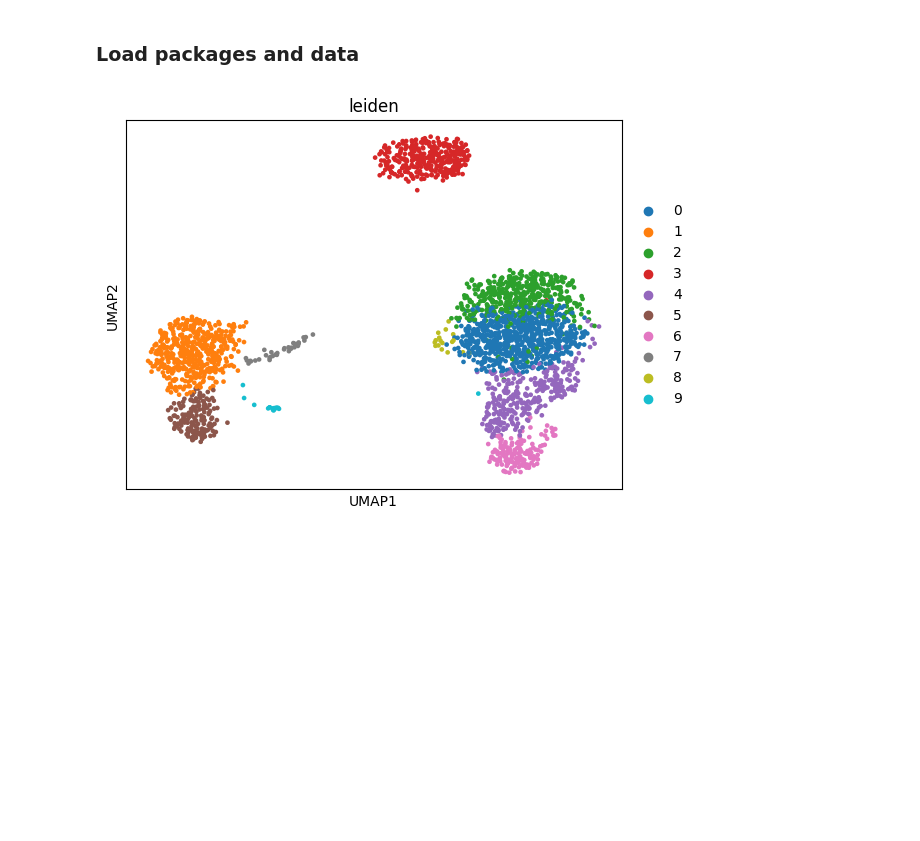
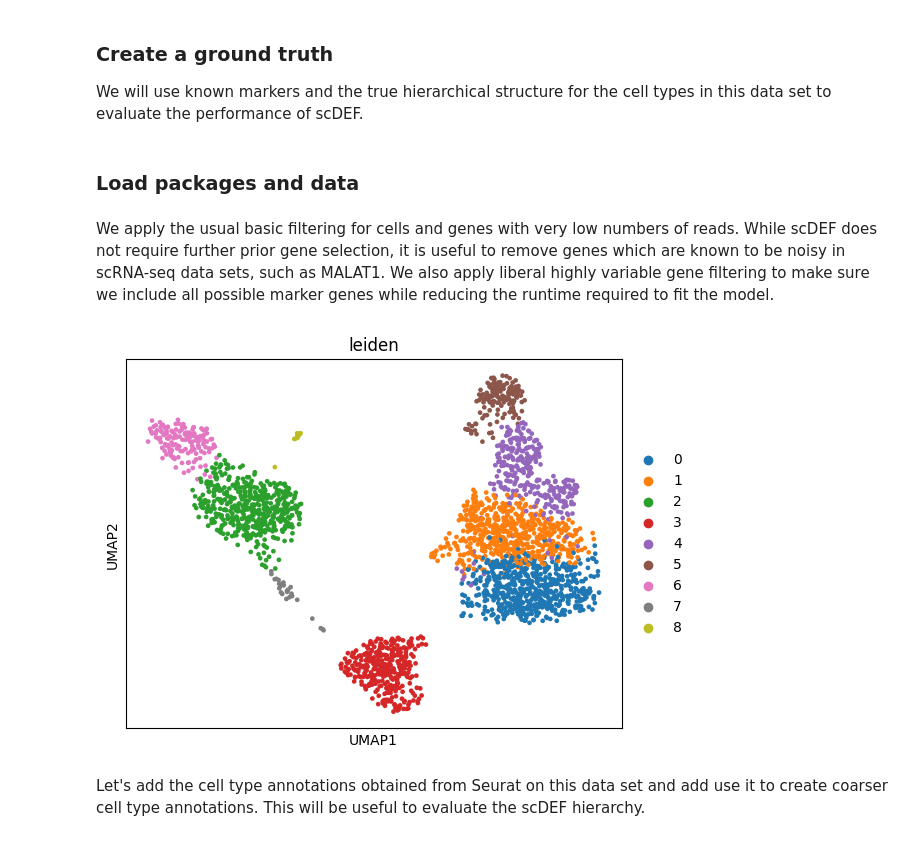
Before and after one commit to cbg-ethz/scDEF, a Jupyter notebook: docs/examples/scdef-pbmcs3k.ipynb, the cells around one changed output. Saved outputs shown, nothing was run; the diff lists cells and outputs as text; code cells hidden in the pictures; blank space fills up the shorter version.

```diff
--- a/docs/examples/scdef-pbmcs3k.ipynb
+++ b/docs/examples/scdef-pbmcs3k.ipynb
@@ -5,0 +6,3 @@ Here we apply scDEF to the 3k PBMCs data set from 10x Genomics used in the `scan
+# %% [markdown]
+### Create a ground truth
+We will use known markers and the true hierarchical structure for the cell types in this data set to evaluate the performance of scDEF.
@@ -19,36 +34,41 @@ import scanpy as sc
 
 import scdef
+# %% [markdown]
+We apply the usual basic filtering for cells and genes with very low numbers of reads. While scDEF does not require further prior gene selection, it is useful to remove genes which are known to be noisy in scRNA-seq data sets, such as MALAT1. We also apply liberal highly variable gene filtering to make sure we include all possible marker genes while reducing the runtime required to fit the model.
 # %%
 adata = sc.read_10x_mtx(
     'pbmcs_data/pbmcs3k/data/filtered_gene_bc_matrices/hg19/',  # the directory with the `.mtx` file
     var_names='gene_symbols',                # use gene symbols for the variable names (variables-axis index)
     cache=True)
 adata.obs.index = adata.obs.index.str.replace('-1', '')
 
+# Remove MALAT1
+adata = adata[:,adata.var_names!='MALAT1']
 sc.pp.filter_cells(adata, min_genes=200)
 sc.pp.filter_genes(adata, min_cells=3)
 adata.var['mt'] = adata.var_names.str.startswith('MT-')  # annotate the group of mitochondrial genes as 'mt'
 sc.pp.calculate_qc_metrics(adata, qc_vars=['mt'], percent_top=None, log1p=False, inplace=True)
 adata = adata[adata.obs.n_genes_by_counts < 2500, :]
 adata = adata[adata.obs.pct_counts_mt < 5, :]
 
 adata.layers['counts'] = adata.X.toarray() # Keep the counts, for scDEF
 adata.raw = adata
 
 # Keep only HVGs
 sc.pp.normalize_total(adata, target_sum=1e4)
 sc.pp.log1p(adata)
-sc.pp.highly_variable_genes(adata, min_mean=0.0125, max_mean=3, min_disp=0.2) # Remove noisy genes but keep PBMCs markers
-
+sc.pp.highly_variable_genes(adata, flavor='seurat_v3', layer='counts', n_top_genes=4000) # Not required, but makes scDEF faster
 adata = adata[:, adata.var.highly_variable]
 
 # Process and visualize the data
 sc.pp.regress_out(adata, ['total_counts', 'pct_counts_mt'])
 sc.pp.scale(adata, max_value=10)
 sc.tl.pca(adata, svd_solver='arpack')
 sc.pp.neighbors(adata, n_neighbors=10, n_pcs=40)
 sc.tl.umap(adata)
 sc.tl.leiden(adata)
 sc.pl.umap(adata, color=['leiden'])
 # %% [output]
-[figure, old version]
+[figure, new version]
+# %% [markdown]
+Let's add the cell type annotations obtained from Seurat on this data set and add use it to create coarser cell type annotations. This will be useful to evaluate the scDEF hierarchy.
```
Also changed, not shown: parts of 90 cells of this notebook, 2 other files.
